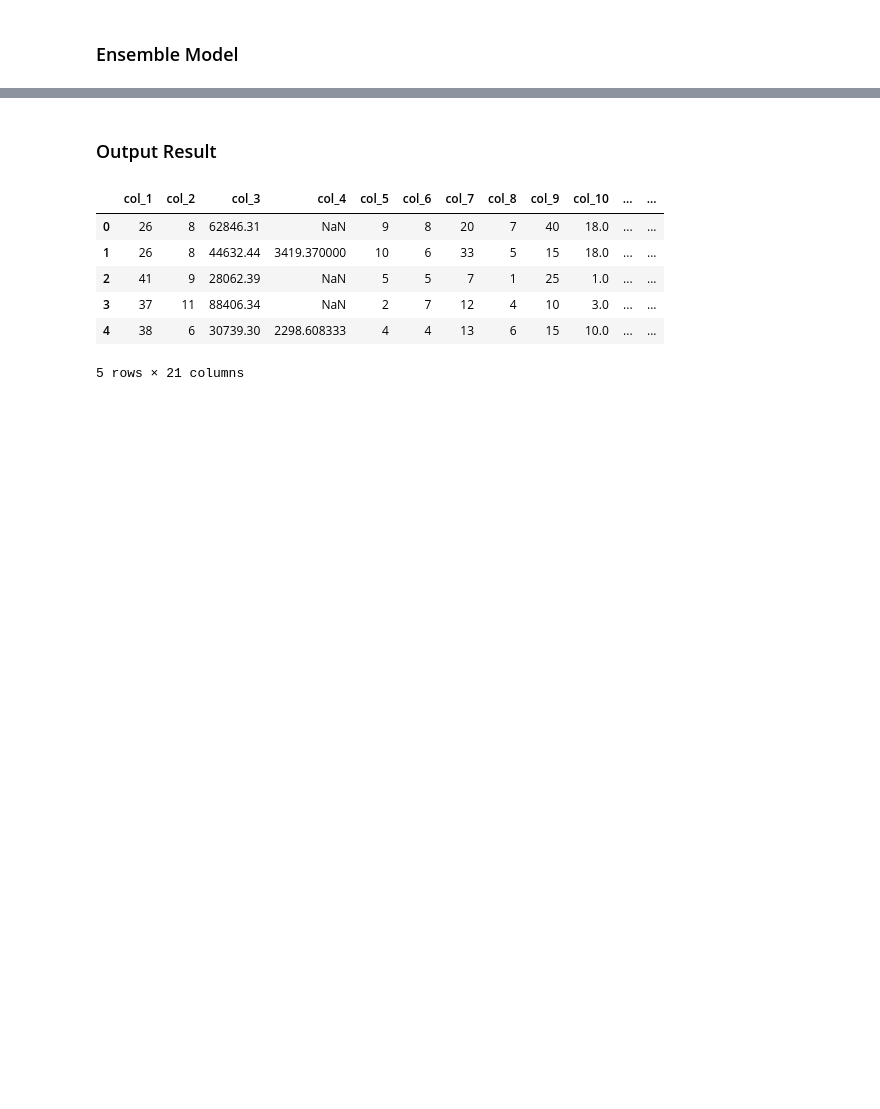
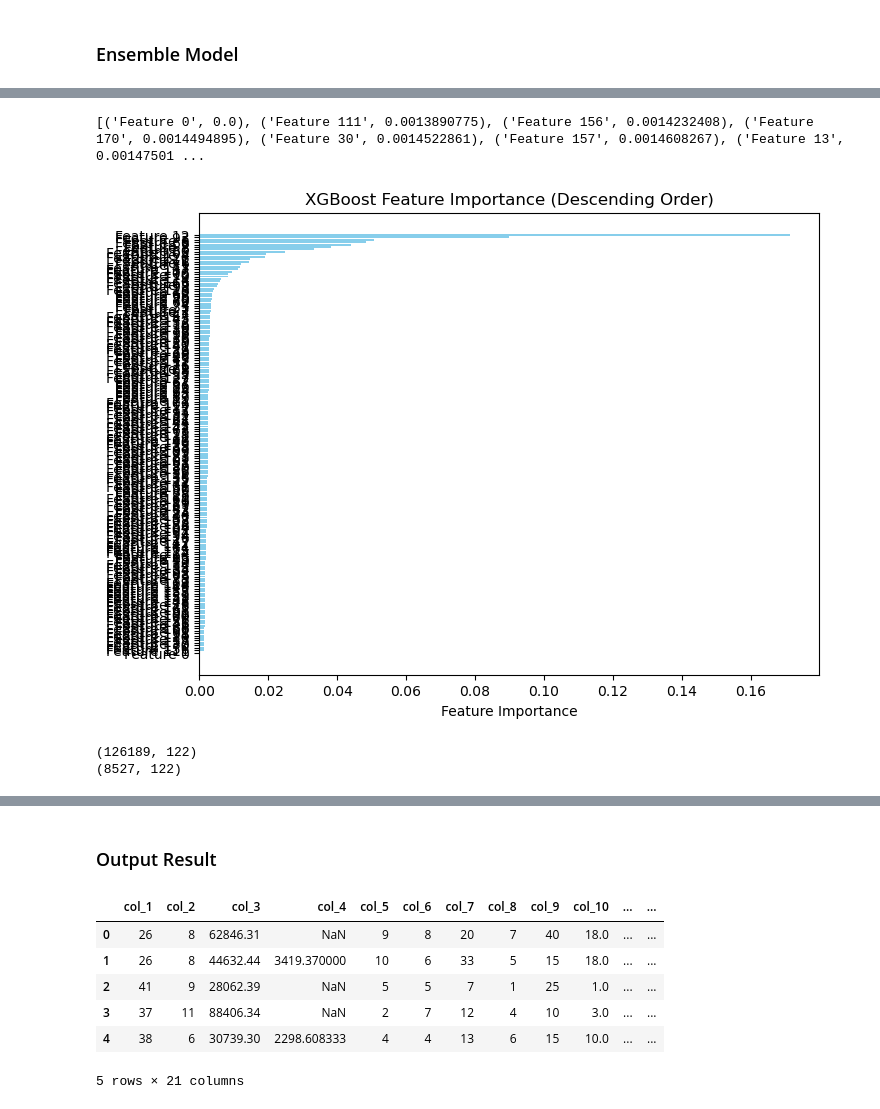
Before and after one commit to huiyuiui/DataScienceHw, a Jupyter notebook: Hw2/hw2.ipynb, the cells around one changed output, grey strips where cells are left out. Saved outputs shown, nothing was run; the diff lists cells and outputs as text; code cells hidden in the pictures; blank space fills up the shorter version.

```diff
--- a/Hw2/hw2.ipynb
+++ b/Hw2/hw2.ipynb
@@ -181,0 +242,30 @@ F1-score on valid: 0.7670537665632775
+# %%
+# feature importance visualize
+xgb_feature_importances = xgb.feature_importances_
+
+feature_names = [f'Feature {i}' for i in range(len(xgb_feature_importances))]
+
+features_importance_sorted = sorted(zip(feature_names, xgb_feature_importances), key=lambda x: x[1])
+feature_names_sorted, feature_importances_sorted = zip(*features_importance_sorted)
+print(features_importance_sorted)
+
+plt.figure(figsize=(8, 6))
+plt.barh(feature_names_sorted, feature_importances_sorted, color='skyblue')
+plt.xlabel('Feature Importance')
+plt.title('XGBoost Feature Importance (Descending Order)')
+plt.show()
+# %% [output]
+[('Feature 0', 0.0), ('Feature 111', 0.0013890775), ('Feature 156', 0.0014232408), ('Feature 170', 0.0014494895), ('Feature 30', 0.0014522861), ('Feature 157', 0.0014608267), ('Feature 13', 0.00147501 ...
+[figure, added]
+# %%
+# select feature
+xgb_threshold = 0.002
+
+X_train_selected_xgb = X_train_smote[:, xgb_feature_importances > xgb_threshold]
+X_valid_selected_xgb = X_valid[:, xgb_feature_importances > xgb_threshold]
+
+print(X_train_selected_xgb.shape)
+print(X_valid_selected_xgb.shape)
+# %% [output]
+(126189, 122)
+(8527, 122)
```
Also changed, not shown: parts of 23 cells of this notebook, 2 other files.
